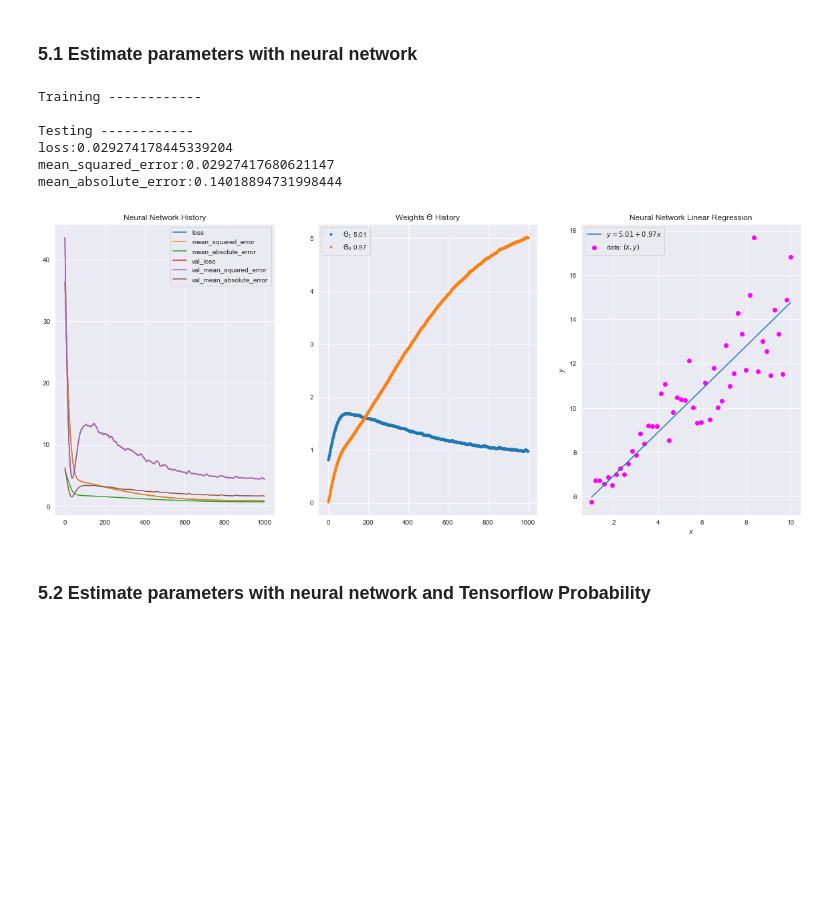
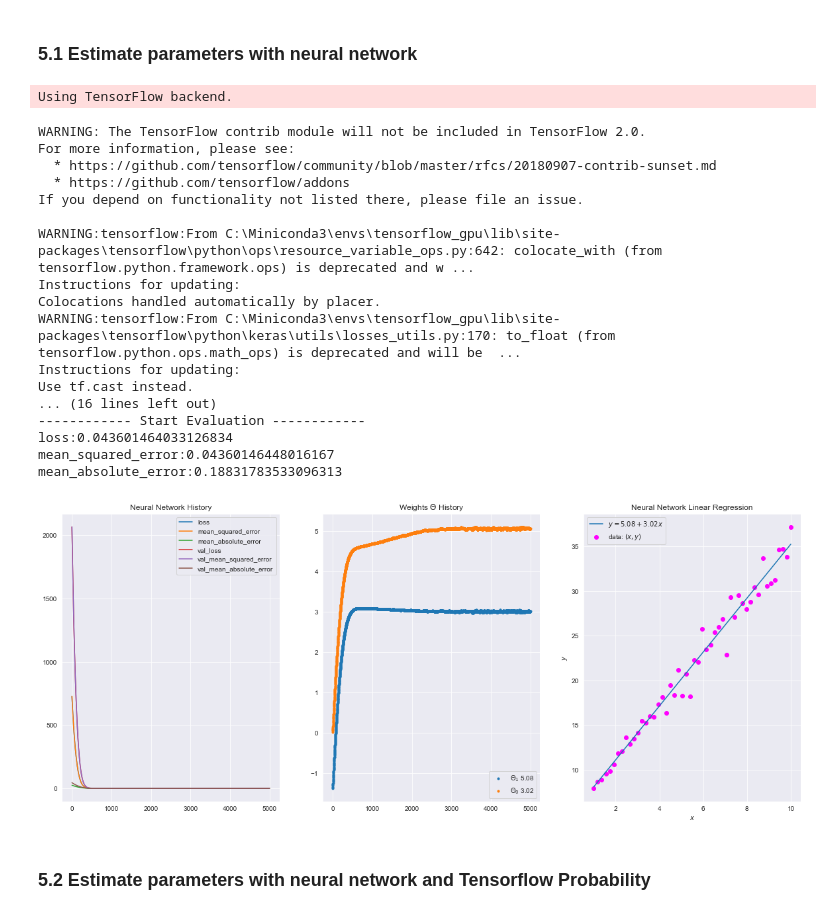
Before and after one commit to kaibrach/machine-learning, a Jupyter notebook: regression-parameter-estimation/linear-regression-parameter-estimation.ipynb, the cells around one changed output. Drawn from its saved outputs; the diff is of its cells as text; code cells hidden in the pictures; blank space fills up the shorter version.

```diff
--- a/regression-parameter-estimation/linear-regression-parameter-estimation.ipynb
+++ b/regression-parameter-estimation/linear-regression-parameter-estimation.ipynb
@@ -101,7 +101,7 @@ np.random.seed()
 # Generate random data
 n = 50 # Number of samples
 # Underlying linear relation for y = mx+b (linear equation) (Ground truth)
-m = 1  # the coefficient of variable x (slope) (m) --> theta_1
+m = 3  # the coefficient of variable x (slope) (m) --> theta_1
 b = 5  # the intercept of the model (bias) (b)     --> theta_0
 # Noise
 noise = 0.2  # Standard deviation of the noise
@@ -110,7 +110,7 @@ noise = 0.2  # Standard deviation of the noise
 #x = np.random.uniform(-1, 1, n).astype(np.float32)  # Independent variable x
 x = np.linspace(1,10,n, dtype=np.float32)
 #x = np.linspace(0, 1, n)
-y = f(x,b, m, noise)           # the dependent (output) variable of sample i, with y={yi…yn}.
+y = f(x,b, m, noise).astype(np.float32)            # the dependent (output) variable of sample i, with y={yi…yn}.
 
 
 
@@ -685,28 +685,19 @@ class TestCallback(Callback):
         #print('\nTesting loss: {}, acc: {}\n'.format(loss, acc))
 
 
-# Build a neural network from 1st layer to the last layer
-#model = Sequential()
-#model.add(Dense(1, input_shape=(1,)))
-
-# Choose loss function and optimizing method
-# mse = mean squared error
-# sgd = stochastic gradient descent
-#model.compile(loss='mse', optimizer=sgd)
-
+# Weights callback for getting weight per epoch
 weights = []
 log_weights = LambdaCallback(on_epoch_end=lambda epoch, logs: weights.append(model.layers[0].get_weights()))
 
 #Create the model
 model = baseline_model()
-#print(model.summary())
-#print(f'calculated batch size {findBatchSize(min(X_train.shape[0],X_test.shape[0]))}')
+print(model.summary())
 
-print('\nTraining ------------')
+print('\n------------ Start Training ------------')
 history = model.fit(X_train,
                     Y_train,
                     validation_data=(X_val,Y_val),
-                    epochs=1000,
+                    epochs=5000,
                     verbose=0,
                     batch_size=findBatchSize(min(X_train.shape[0],X_test.shape[0])),
                     callbacks=[log_weights])
@@ -733,41 +724,53 @@ ax = fig.add_subplot(1,3,3)
 plot_linear_regression(x,y,Theta[1],Theta[0],"Neural Network Linear Regression",ax)
 
 
 # # #Training
 # # print('Training -----------')
 # # for step in range(5000):
 # #     cost = model.train_on_batch(X_train, Y_train)
 # #     if step % 100 == 0:
 # #         print('train cost: ', cost)
 
 
-print('\nTesting ------------')
+print('\n------------ Start Evaluation ------------')
 scores = model.evaluate(X_test,Y_test,batch_size=findBatchSize(min(X_train.shape[0],X_test.shape[0])),verbose=0)
 
 for i in range(len(scores)):
     print(f'{model.metrics_names[i]}:{scores[i]}')
 
 
 # pred = model.predict(X_test,batch_size=findBatchSize(min(X_train.shape[0],X_test.shape[0])))
 
 # print(losses.mean_squared_error(Y_test,pred.T))
 
 #tf.print(losses.mean_squared_error(Y_test,pred))
 # print(Y_test)
 # print(np.squeeze(pred))
 # print(Y_test-pred.T)
 #print(f'{model.metrics_names}{scores}')
 #print(model.metrics_names)
 # theta_1, theta_0 = model.layers[0].get_weights()
 # print('Theta_0=', theta_0, '\nTheta_1=', theta_1)
 # %% [output]
-Training ------------
-
-Testing ------------
-loss:0.029274178445339204
-mean_squared_error:0.02927417680621147
-mean_absolute_error:0.14018894731998444
+Using TensorFlow backend.
+WARNING: The TensorFlow contrib module will not be included in TensorFlow 2.0.
+For more information, please see:
+  * https://github.com/tensorflow/community/blob/master/rfcs/20180907-contrib-sunset.md
+  * https://github.com/tensorflow/addons
+If you depend on functionality not listed there, please file an issue.
+
+WARNING:tensorflow:From C:\Miniconda3\envs\tensorflow_gpu\lib\site-packages\tensorflow\python\ops\resource_variable_ops.py:642: colocate_with (from tensorflow.python.framework.ops) is deprecated and w ...
+Instructions for updating:
+Colocations handled automatically by placer.
+WARNING:tensorflow:From C:\Miniconda3\envs\tensorflow_gpu\lib\site-packages\tensorflow\python\keras\utils\losses_utils.py:170: to_float (from tensorflow.python.ops.math_ops) is deprecated and will be  ...
+Instructions for updating:
+Use tf.cast instead.
+... (16 lines left out)
+------------ Start Evaluation ------------
+loss:0.043601464033126834
+mean_squared_error:0.04360146448016167
+mean_absolute_error:0.18831783533096313
-[figure, old version]
+[figure, new version]
 # %% [markdown]
 ### 5.2 Estimate parameters with neural network and Tensorflow Probability
 # %%
```
Also changed, not shown: parts of 12 cells of this notebook.
